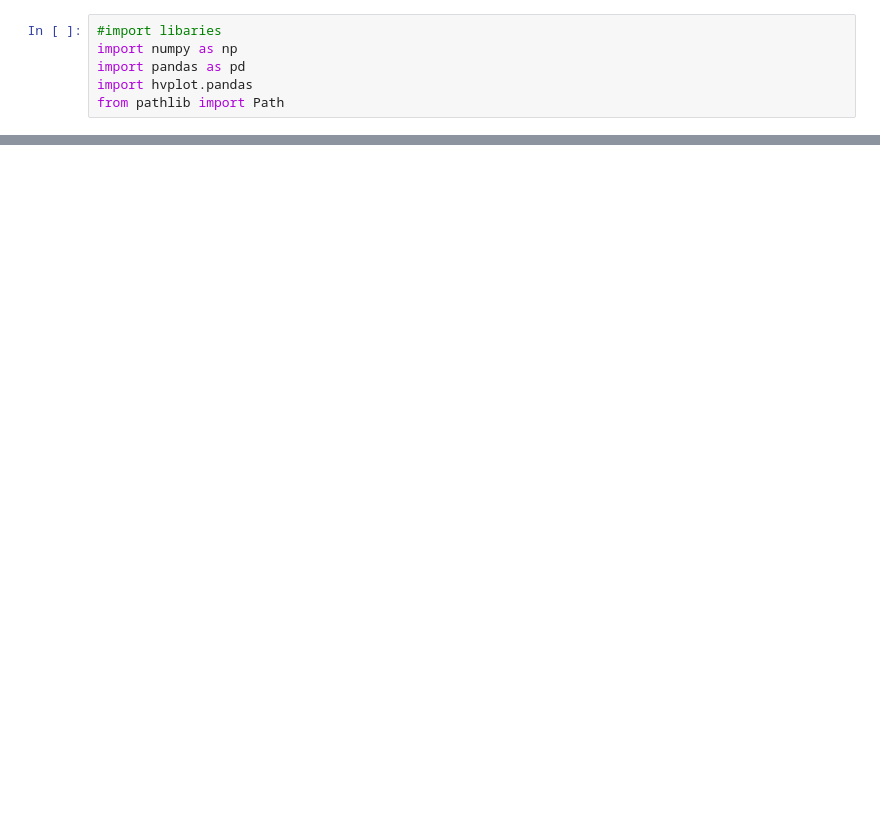
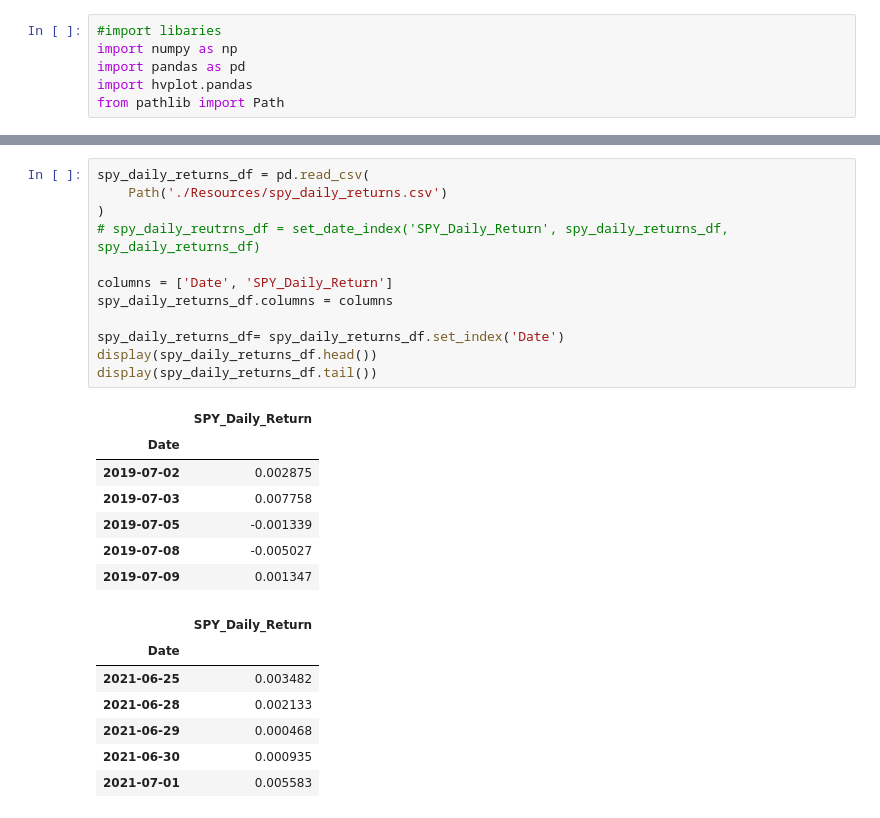
Before and after one commit to jpweldon/Cryptocurrency_Stock_Correlation, a Jupyter notebook: Data_Analysis/data_analysis.ipynb, the cells around one changed output, grey strips where cells are left out. Cells and saved outputs as stored; diff of their text form; blank space fills up the shorter version.

```diff
--- a/Data_Analysis/data_analysis.ipynb
+++ b/Data_Analysis/data_analysis.ipynb
@@ -20 +48,28 @@ display(spy_prices_df.tail())
+# %%
+spy_daily_returns_df = pd.read_csv(
+    Path('./Resources/spy_daily_returns.csv')
+)
+# spy_daily_reutrns_df = set_date_index('SPY_Daily_Return', spy_daily_returns_df, spy_daily_returns_df)
+
+columns = ['Date', 'SPY_Daily_Return']
+spy_daily_returns_df.columns = columns
+
+spy_daily_returns_df= spy_daily_returns_df.set_index('Date')
+display(spy_daily_returns_df.head())
+display(spy_daily_returns_df.tail())
+# %% [output]
+|  | SPY_Daily_Return |
+| Date |  |
+| 2019-07-02 | 0.002875 |
+| 2019-07-03 | 0.007758 |
+| 2019-07-05 | -0.001339 |
+| 2019-07-08 | -0.005027 |
+| 2019-07-09 | 0.001347 |
+|  | SPY_Daily_Return |
+| Date |  |
+| 2021-06-25 | 0.003482 |
+| 2021-06-28 | 0.002133 |
+| 2021-06-29 | 0.000468 |
+| 2021-06-30 | 0.000935 |
+| 2021-07-01 | 0.005583 |
 # %%
```
Also changed, not shown: parts of 9 cells of this notebook, 11 other files.
